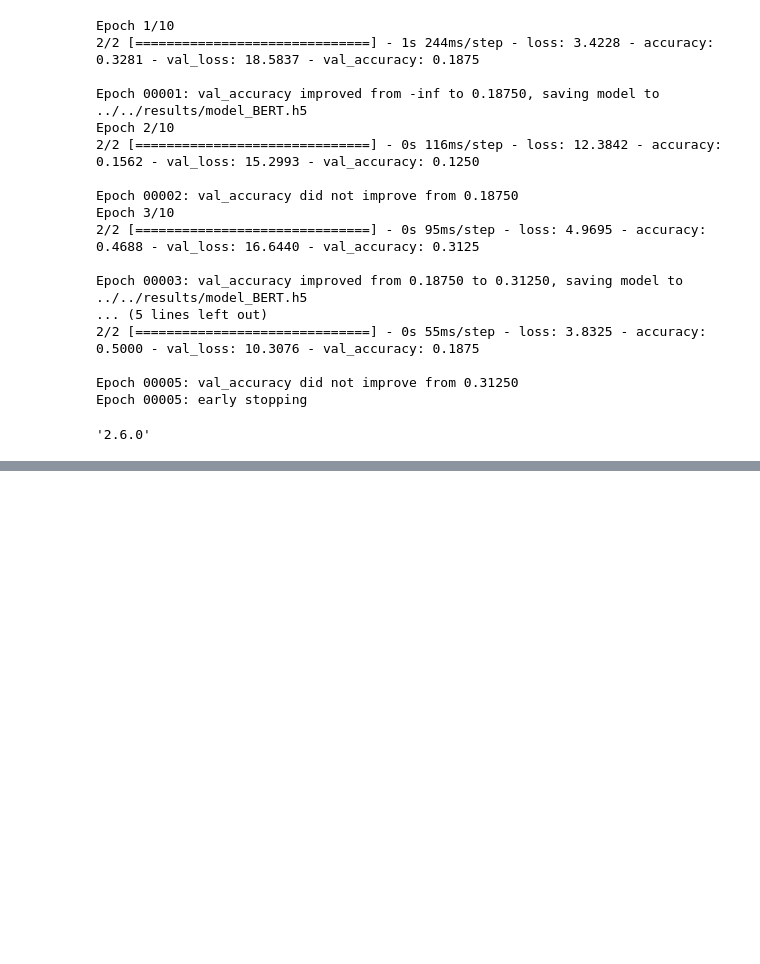
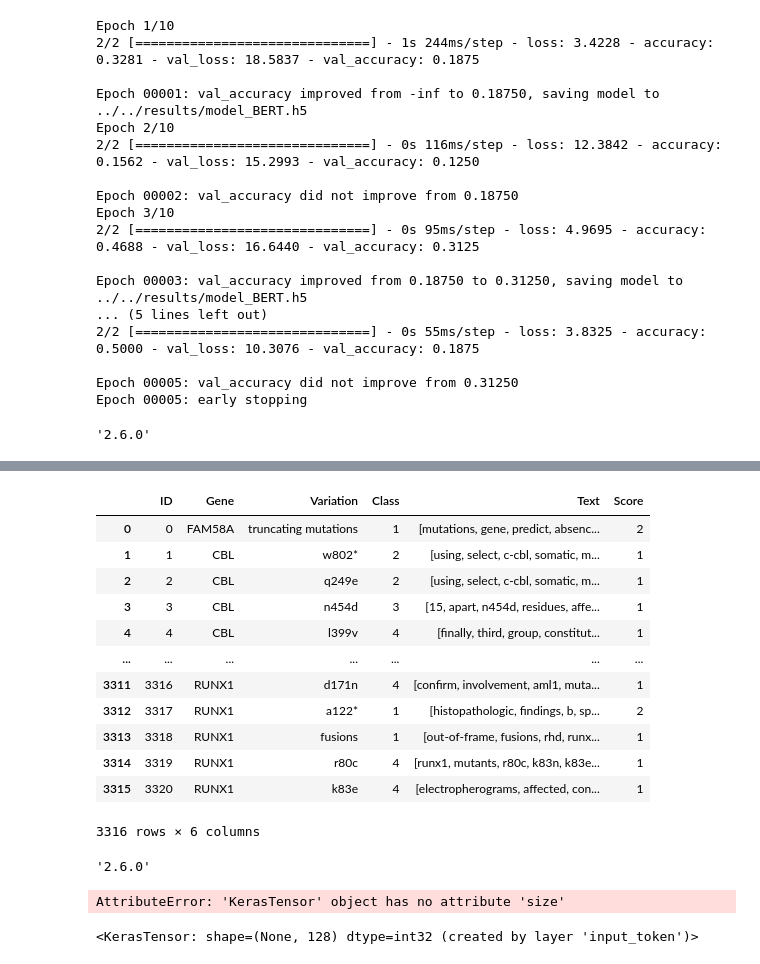
Before and after one commit to Chabname/RAPMC, a Jupyter notebook: notebook/BERT.ipynb, the cells around one changed output, grey strips where cells are left out. Saved outputs shown, nothing was run; the diff lists cells and outputs as text; code cells hidden in the pictures; blank space fills up the shorter version.

Commit message:
scibert

```diff
--- a/notebook/BERT.ipynb
+++ b/notebook/BERT.ipynb
@@ -884,0 +1045,38 @@ tf.__version__
+# %%
+clean_dtf = pd.read_csv("../datas/all_data_clean_011.txt", sep = "\|\|", engine = "python")
+
+clean_text = pre_processing(clean_dtf["Text"])
+split_text = clean_text.apply(lambda line: line.split())
+clean_dtf["Text"] = split_text
+# %%
+clean_dtf
+# %% [output]
+|  | ID | Gene | Variation | Class | Text | Score |
+| 0 | 0 | FAM58A | truncating mutations | 1 | [mutations, gene, predict, absenc... | 2 |
+| 1 | 1 | CBL | w802* | 2 | [using, select, c-cbl, somatic, m... | 1 |
+| 2 | 2 | CBL | q249e | 2 | [using, select, c-cbl, somatic, m... | 1 |
+| 3 | 3 | CBL | n454d | 3 | [15, apart, n454d, residues, affe... | 1 |
+| 4 | 4 | CBL | l399v | 4 | [finally, third, group, constitut... | 1 |
+| ... | ... | ... | ... | ... | ... | ... |
+| 3311 | 3316 | RUNX1 | d171n | 4 | [confirm, involvement, aml1, muta... | 1 |
+| 3312 | 3317 | RUNX1 | a122* | 1 | [histopathologic, findings, b, sp... | 2 |
+| 3313 | 3318 | RUNX1 | fusions | 1 | [out-of-frame, fusions, rhd, runx... | 1 |
+| 3314 | 3319 | RUNX1 | r80c | 4 | [runx1, mutants, r80c, k83n, k83e... | 1 |
+| 3315 | 3320 | RUNX1 | k83e | 4 | [electropherograms, affected, con... | 1 |
+3316 rows × 6 columns
+# %%
+tf.__version__
+# %% [output]
+'2.6.0'
+# %%
+
+input_ids = tf.keras.layers.Input(shape=(128,), name='input_token', dtype='int32')
+input_masks_ids = tf.keras.layers.Input(shape=(128,), name='masked_token', dtype='int32')
+X = model_scibert(input_ids, attention_mask=input_masks_ids)
+model = tf.keras.Model(inputs=[input_ids, input_masks_ids], outputs = X)
+# %% [output]
+AttributeError: 'KerasTensor' object has no attribute 'size'
+# %%
+input_ids
+# %% [output]
+<KerasTensor: shape=(None, 128) dtype=int32 (created by layer 'input_token')>
```
Also changed, not shown: parts of 8 cells of this notebook.
